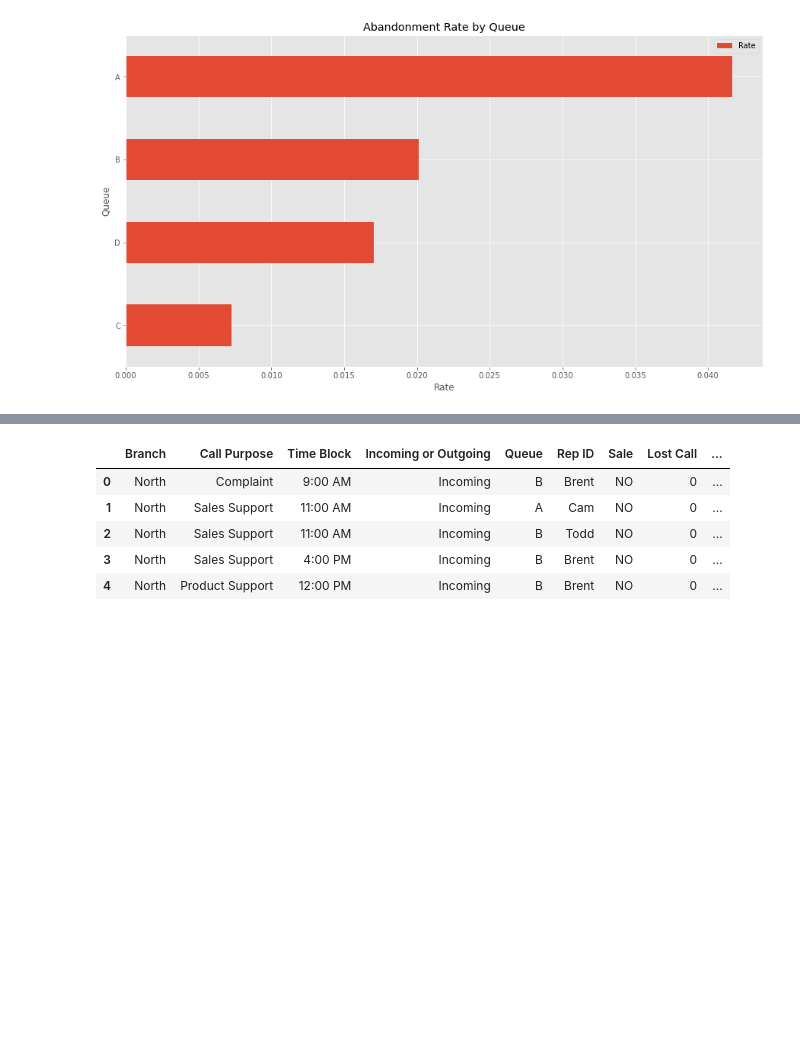
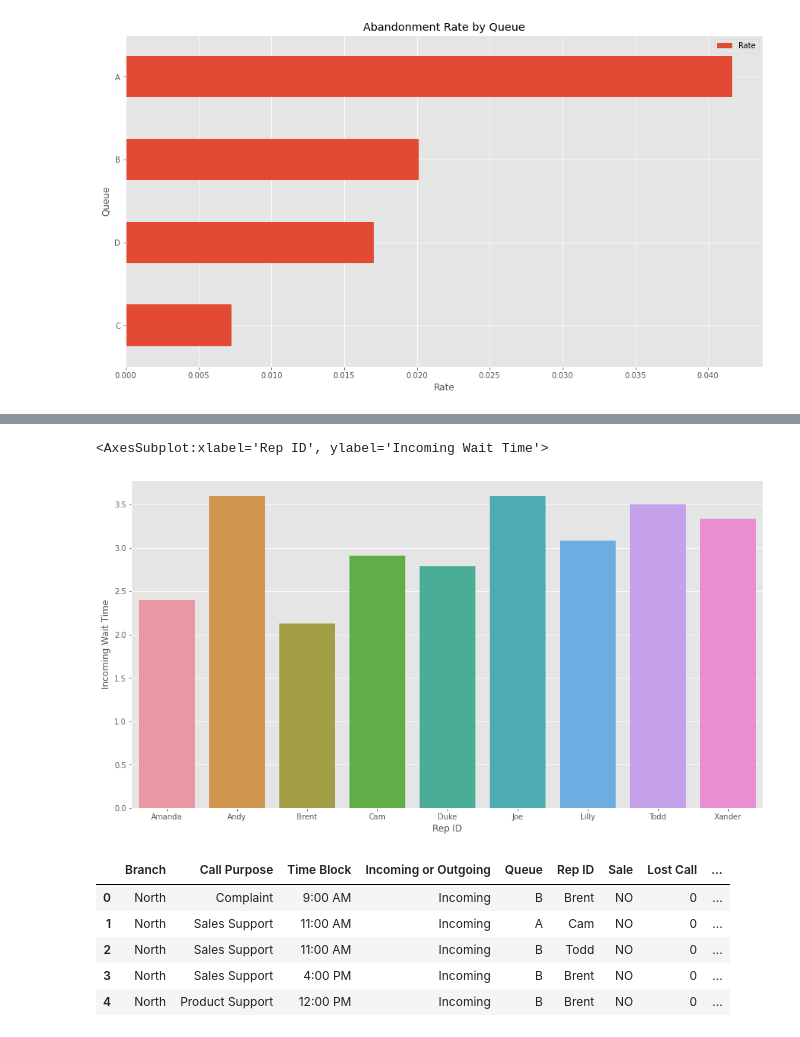
Before and after one commit to alanahmeeks/call-center-cleanup-assignment_2, a Jupyter notebook: Call Center Cleanup.ipynb, the cells around one changed output, grey strips where cells are left out. Cells and saved outputs as stored; diff of their text form; code cells hidden in the pictures; blank space fills up the shorter version.

```diff
--- a/Call Center Cleanup.ipynb
+++ b/Call Center Cleanup.ipynb
@@ -752,3 +749,13 @@ service_level
+# %%
+rep_test=north_df[north_df['Incoming or Outgoing']== 'Incoming']
+rep_incoming_wait=rep_test.groupby('Rep ID')[['Incoming Wait Time']].mean()
+rep_incoming_wait.reset_index(inplace=True)
+
+
+sns.barplot(data=rep_incoming_wait, x='Rep ID', y='Incoming Wait Time' )
+# %% [output]
+<AxesSubplot:xlabel='Rep ID', ylabel='Incoming Wait Time'>
+[figure, added]
 # %%
 df.head()
 # %% [output]
```
Also changed, not shown: parts of 3 cells of this notebook.
